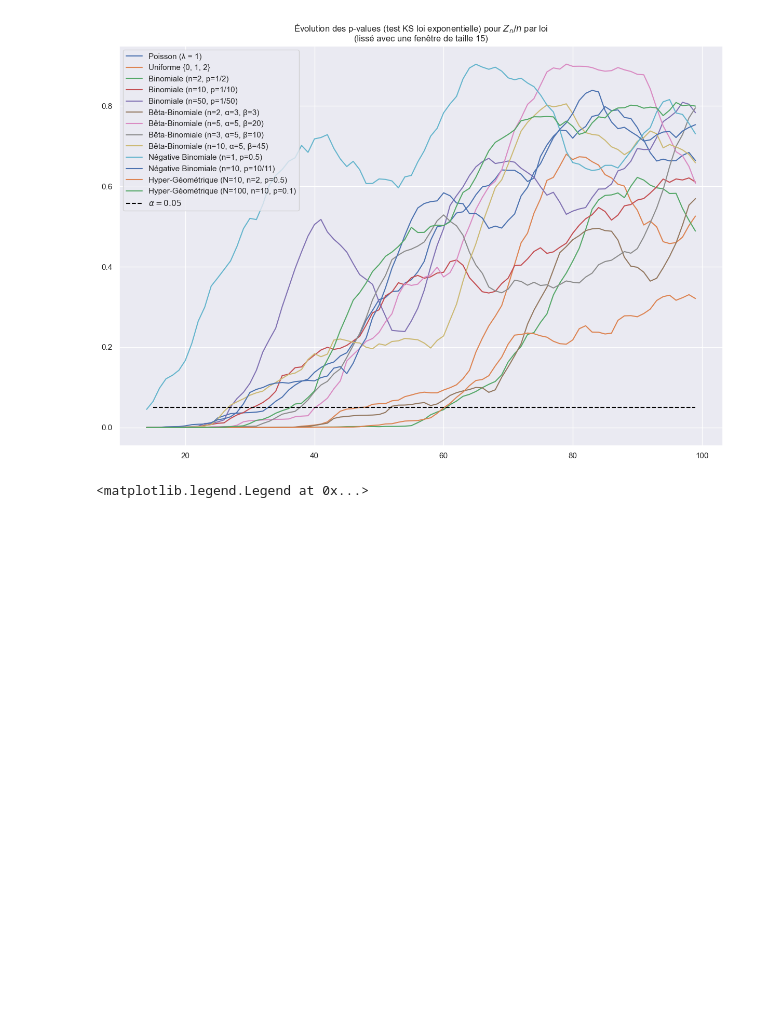
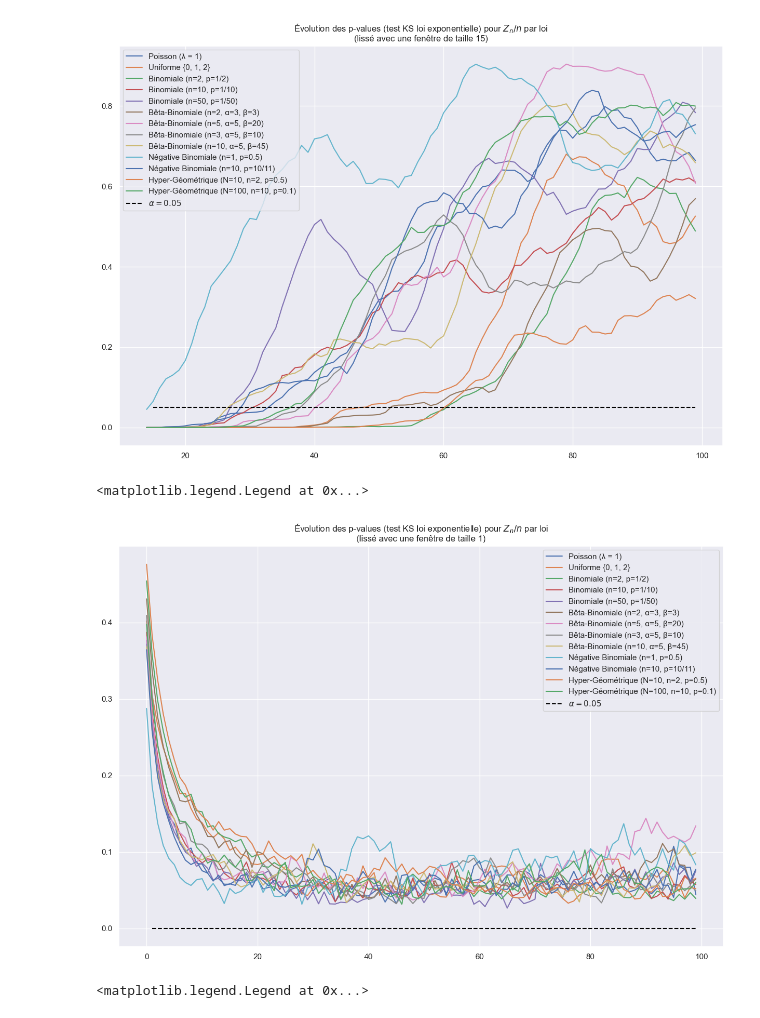
Before and after one commit to Ab2nour/epidemic-simulation, a Jupyter notebook: src/notebooks/galton-watson.ipynb, the cells around one changed output. Cells and saved outputs as stored; diff of their text form; code cells hidden in the pictures; blank space fills up the shorter version.

```diff
--- a/src/notebooks/galton-watson.ipynb
+++ b/src/notebooks/galton-watson.ipynb
@@ -421,12 +421,16 @@ ks_dict = {}
 lambda_dict = {}
 # %%
 for nom_loi, loi in distributions.items():
-    p_value_dict[nom_loi] = simulation_yaglom(
+    p_value, ks, lambda_ = simulation_yaglom(
         loi,
         nb_processus=nb_processus,
         taille_pas=taille_pas,
         nb_repetitions=nb_repetitions,
     )
+
+    p_value_dict[nom_loi] = p_value
+    ks_dict[nom_loi] = ks
+    lambda_dict[nom_loi] = lambda_
 # %%
 p_value_df = pd.DataFrame(p_value_dict)
 ks_df = pd.DataFrame(ks_dict)
@@ -458,6 +459,27 @@ plt.legend()
 # plt.savefig("assets/img/p-values-evolution-all-laws.svg")
 # %% [output]
 [figure]
+# %%
+periode_lissage = 1
+ks_df.rolling(window=periode_lissage).mean().plot(figsize=(15, 10))
+
+plt.title(
+    "Évolution des p-values (test KS loi exponentielle) pour $Z_n / n$ par loi"
+    f"\n(lissé avec une fenêtre de taille {periode_lissage})"
+)
+plt.plot(
+    list(range(periode_lissage, nb_repetitions)),
+    [0 for _ in range(periode_lissage, nb_repetitions)],
+    label=r"$\alpha = 0.05$",
+    color="black",
+    linestyle="dashed",
+)
+plt.legend()
+# plt.savefig("assets/img/p-values-evolution-all-laws.png")
+# plt.savefig("assets/img/p-values-evolution-all-laws.svg")
+# %% [output]
+<matplotlib.legend.Legend at 0x...>
+[figure, added]
 # %%
 periode_lissage = 15
 
```
Also changed, not shown: parts of 6 cells of this notebook, 1 other file.
